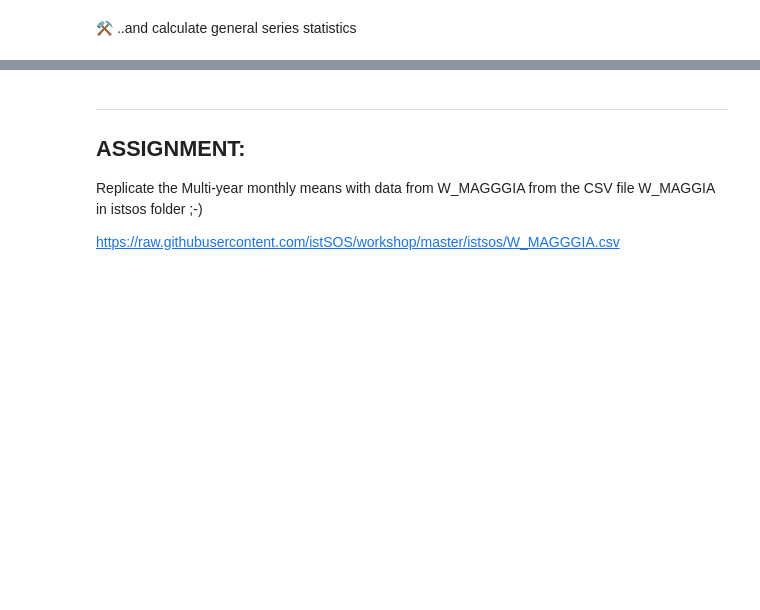
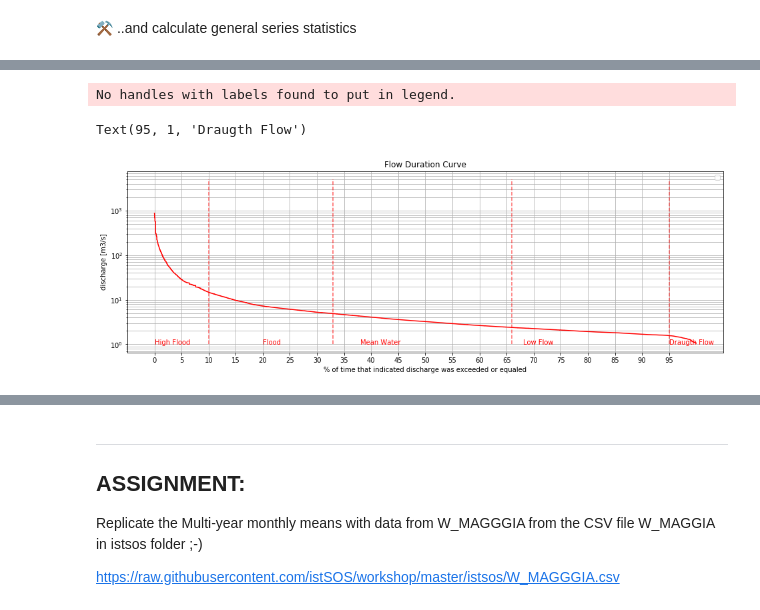
Before and after one commit to istSOS/workshop, a Jupyter notebook: oat/example_2.ipynb, the cells around one changed output, grey strips where cells are left out. Cells and saved outputs as stored; diff of their text form; code cells hidden in the pictures; blank space fills up the shorter version.

```diff
--- a/oat/example_2.ipynb
+++ b/oat/example_2.ipynb
@@ -66,0 +137,43 @@ method.Statistics().execute(SENSOR)
+# %%
+def fdc(df):
+    '''
+    Generate flow duration curve for hydrologic time series data
+
+    df = pandas dataframe containing discharge data
+    '''
+    data=df.dropna().values
+    #sort the values:
+    sortQ = np.sort(data)
+    #calculate the ranks:
+    ranks = st.rankdata(sortQ, method='average')[::-1]
+    #normalise the ranks:
+    prob = [100*(ranks[i]/(len(sortQ)+1)) for i in range(len(sortQ)) ]
+    # return [prob,sortQ]
+
+    plt.plot(prob, sortQ,'-',color='red')
+    plt.rcParams["figure.figsize"] = (16,5)
+    plt.yscale('log')
+    plt.grid(which = 'both')
+    plt.xlabel('% of time that indicated discharge was exceeded or equaled')
+    plt.ylabel('discharge')
+    plt.xticks(range(0,100,5))
+    plt.legend()
+    plt.title('Flow Duration Curve')
+# %%
+fdc(SENSOR_H.ts['data'])
+plt.ylabel('discharge [m3/s]')
+#add quantile lines
+plt.plot([10,10],[1e0,5e3],'r--',alpha=0.6)
+plt.plot([33,33],[1e0,5e3],'r--',alpha=0.6)
+plt.plot([66,66],[1e0,5e3],'r--',alpha=0.6)
+plt.plot([95,95],[1e0,5e3],'r--',alpha=0.6)
+plt.text(0,1,'High Flood',color='red')
+plt.text(20,1,'Flood',color='red')
+plt.text(38,1,'Mean Water',color='red')
+plt.text(68,1,'Low Flow',color='red')
+plt.text(95,1,'Draugth Flow',color='red')
+# plt.ylim([1e-7,5e-3])
+# %% [output]
+No handles with labels found to put in legend.
+Text(95, 1, 'Draugth Flow')
+[figure, added]
```
Also changed, not shown: parts of 10 cells of this notebook.
